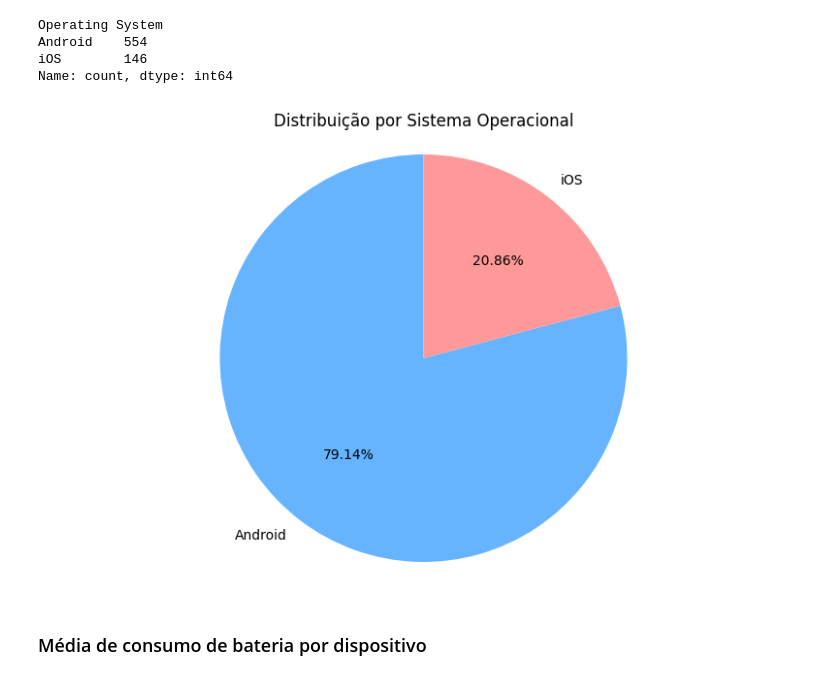
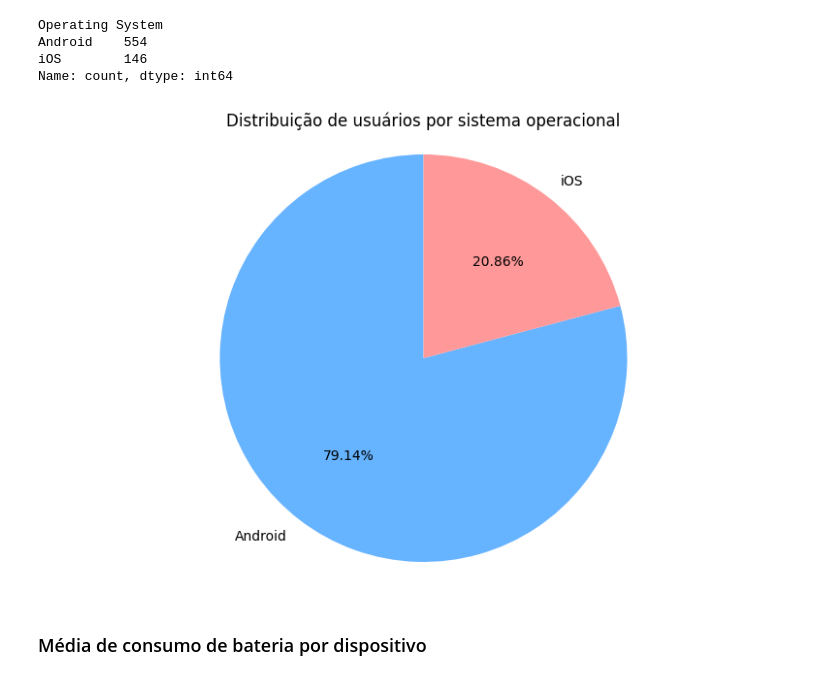
Before and after one commit to ViniciusLeoniGoncalves/Projeto-final-Org-Dados, a Jupyter notebook: analysis/analysis.ipynb, the cells around one changed output. Cells and saved outputs as stored; diff of their text form; code cells hidden in the pictures.

```diff
--- a/analysis/analysis.ipynb
+++ b/analysis/analysis.ipynb
@@ -110,21 +110,22 @@ Android    554
 iOS        146
 Name: count, dtype: int64
 # %%
-fig, ax = plt.subplots(figsize=(10, 6))
+fig, ax = plt.subplots(figsize = (10, 6))
 
 ax.pie( # Configura o gráfico de pizza
     os_counts.values,
     labels = os_counts.index,
     autopct = '%1.2f%%',
     startangle = 90,
-    colors = ["#66b3ff", "#ff9999","#99ff99", "#ffcc99"]
+    colors = ["#66b3ff", "#ff9999"]
 )
+
 ax.axis('equal')    # Corrige o formato para um círculo
 plt.title("Distribuição de usuários por sistema operacional")
 
 plt.show()
 # %% [output]
-[figure, old version]
+[figure, new version]
 # %% [markdown]
 ### Média de consumo de bateria por dispositivo
 # %%
```
Also changed, not shown: parts of 14 cells of this notebook.
